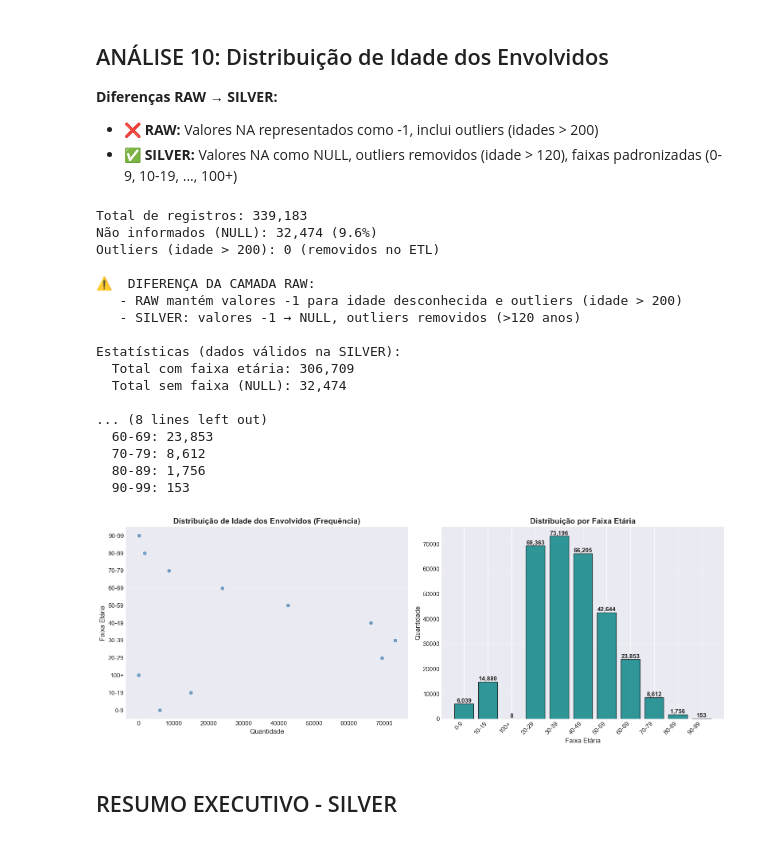
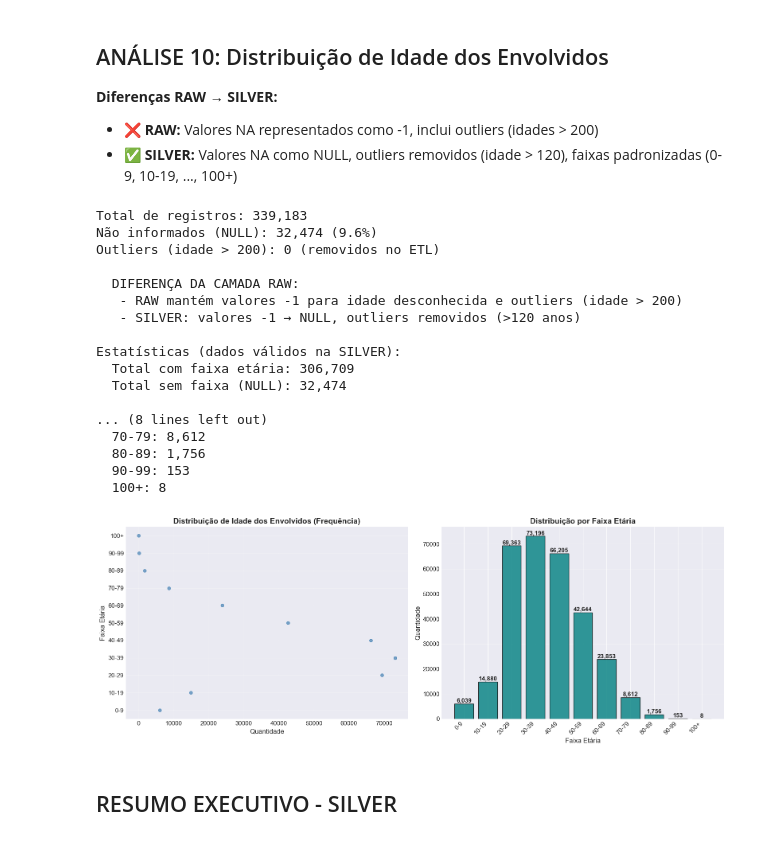
Before and after one commit to MatheussBrant/SBD2-Grupo-19-PRF, a Jupyter notebook: data_layer/silver/analytics_silver.ipynb, the cells around one changed output. Saved outputs shown, nothing was run; the diff lists cells and outputs as text; code cells hidden in the pictures.

Commit message:
upadate: melhorando analytics camada silver

```diff
--- a/data_layer/silver/analytics_silver.ipynb
+++ b/data_layer/silver/analytics_silver.ipynb
@@ -514,13 +528,27 @@ plt.show()
 - ✅ **SILVER:** Valores NA como NULL, outliers removidos (idade > 120), faixas padronizadas (0-9, 10-19, ..., 100+)
 # %%
 # Nota: Na SILVER, não temos valores -1 (convertidos para NULL) e outliers foram removidos (idade > 120)
-faixa_etaria_count = df['faixa_etaria'].value_counts().sort_index()
+
+# Função para ordenar numericamente as faixas (ex: '0-9' -> 0, '100+' -> 100) ---
+def sort_key_faixa(x):
+    try:
+        # Pega o primeiro número antes do hífen ou do símbolo +
+        return int(x.split('-')[0].replace('+', ''))
+    except:
+        return 999
+
+# Calcula e ordena usando a chave personalizada
+counts_raw = df['faixa_etaria'].value_counts()
+sorted_index = sorted(counts_raw.index, key=sort_key_faixa)
+faixa_etaria_count = counts_raw.reindex(sorted_index)
+# --------------------------------------------------------------------------------------------
+
 qtd_nao_informado = df['faixa_etaria'].isna().sum()
 
 print(f"Total de registros: {len(df):,}")
 print(f"Não informados (NULL): {qtd_nao_informado:,} ({qtd_nao_informado/len(df)*100:.1f}%)")
 print(f"Outliers (idade > 200): 0 (removidos no ETL)")
-print(f"\n⚠️  DIFERENÇA DA CAMADA RAW:")
+print(f"\n  DIFERENÇA DA CAMADA RAW:")
 print(f"   - RAW mantém valores -1 para idade desconhecida e outliers (idade > 200)")
 print(f"   - SILVER: valores -1 → NULL, outliers removidos (>120 anos)")
 print(f"\nEstatísticas (dados válidos na SILVER):")
@@ -533,7 +561,8 @@ for faixa, qtd in faixa_etaria_count.items():
 
 fig, (ax1, ax2) = plt.subplots(1, 2, figsize=(16, 6))
 
-faixas_ordenadas = faixa_etaria_count.sort_index()
+# Usa a série JÁ ordenada (removemos o .sort_index() que causava o erro)
+faixas_ordenadas = faixa_etaria_count
 
 ax1.scatter(faixas_ordenadas.values, range(len(faixas_ordenadas)),
             s=30, alpha=0.7, color='steelblue')
@@ -545,40 +574,41 @@ ax1.set_ylabel('Faixa Etária', fontsize=12)
 ax1.ticklabel_format(style='plain', axis='x')
 ax1.grid(True, alpha=0.3)
 
-faixas_etarias_count = faixa_etaria_count.sort_index()
+# Usa a mesma série ordenada para o gráfico de barras
+faixas_etarias_count = faixa_etaria_count
 ax2.bar(range(len(faixas_etarias_count)), faixas_etarias_count.values,
         color='teal', edgecolor='black', alpha=0.8)
 ax2.set_xticks(range(len(faixas_etarias_count)))
 ax2.set_xticklabels(faixas_etarias_count.index, rotation=45, ha='right')
 ax2.set_title('Distribuição por Faixa Etária', fontsize=14, fontweight='bold')
 ax2.set_xlabel('Faixa Etária', fontsize=12)
 ax2.set_ylabel('Quantidade', fontsize=12)
 ax2.grid(True, alpha=0.3, axis='y')
 
 for i, valor in enumerate(faixas_etarias_count.values):
     ax2.text(i, valor + 500, f'{valor:,}', ha='center', fontweight='bold')
 
 plt.tight_layout()
 plt.show()
 # %% [output]
 Total de registros: 339,183
 Não informados (NULL): 32,474 (9.6%)
 Outliers (idade > 200): 0 (removidos no ETL)
 
-⚠️  DIFERENÇA DA CAMADA RAW:
+  DIFERENÇA DA CAMADA RAW:
    - RAW mantém valores -1 para idade desconhecida e outliers (idade > 200)
    - SILVER: valores -1 → NULL, outliers removidos (>120 anos)
 
 Estatísticas (dados válidos na SILVER):
   Total com faixa etária: 306,709
   Total sem faixa (NULL): 32,474
 
 ... (8 lines left out)
-  60-69: 23,853
   70-79: 8,612
   80-89: 1,756
   90-99: 153
+  100+: 8
-[figure, old version]
+[figure, new version]
 # %% [markdown]
 ## RESUMO EXECUTIVO - SILVER
 # %%
```
Also changed, not shown: parts of 3 cells of this notebook, 1 other file.
